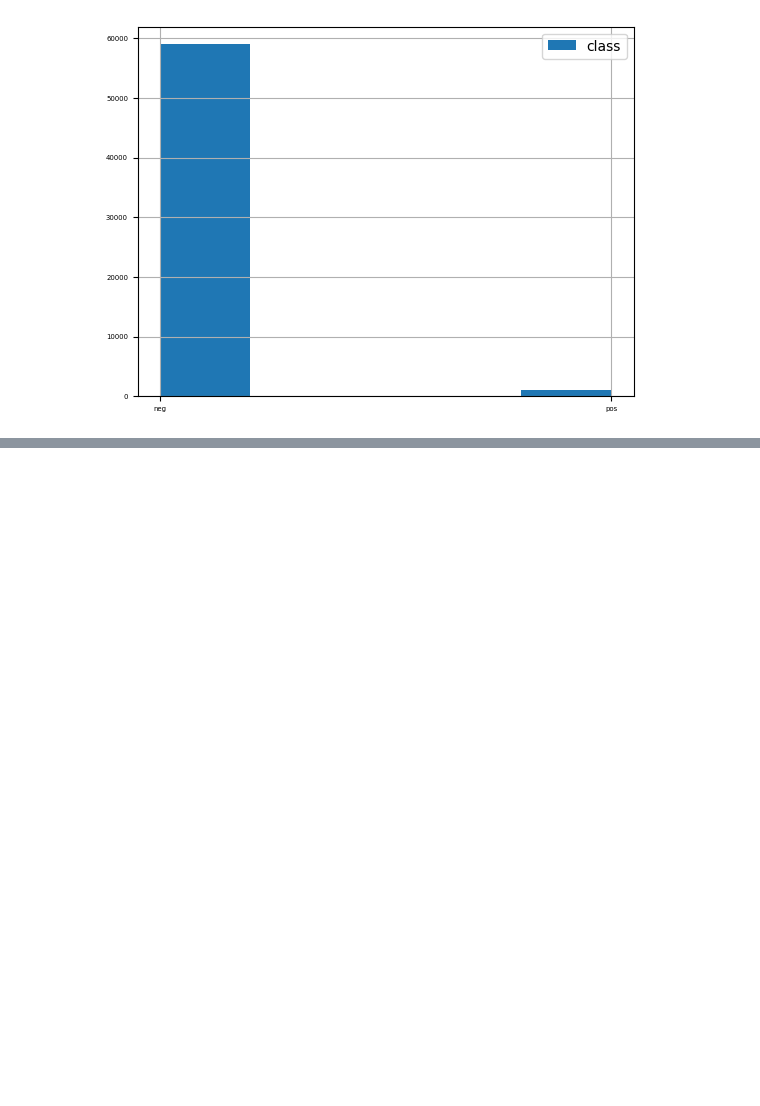
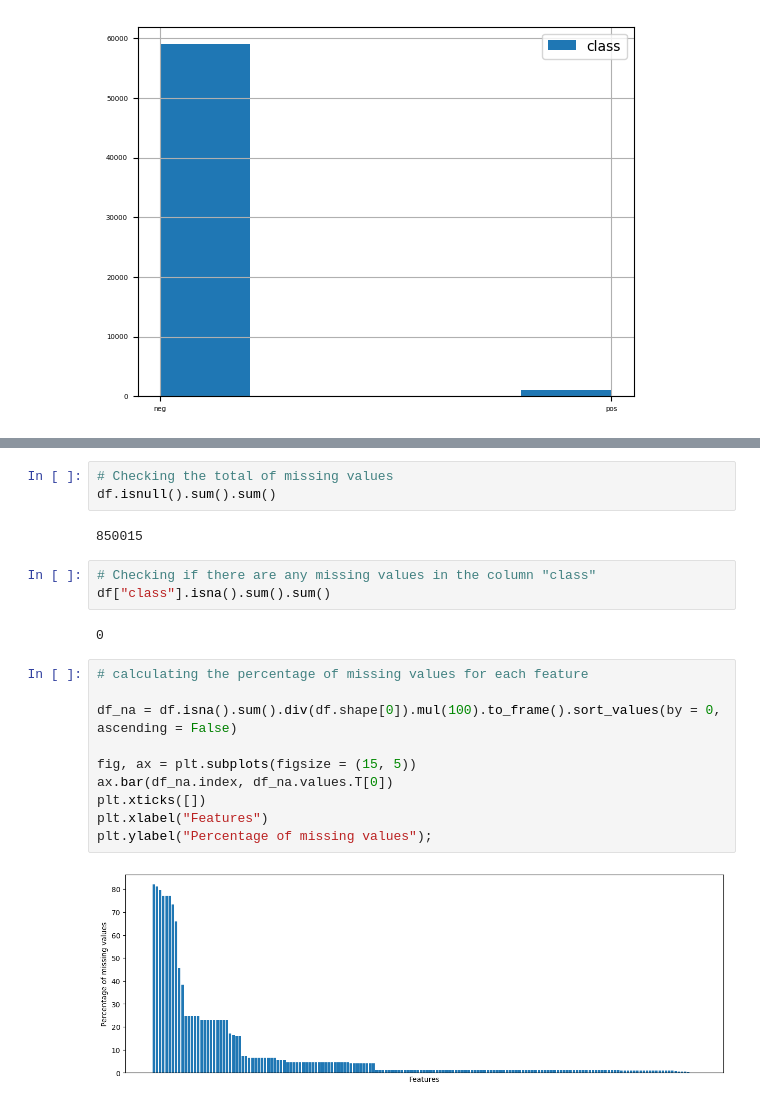
Before and after one commit to AlparslanEfe/DataPrepCA1, a Jupyter notebook: Data_prep_CA1/AlparslanEfeGuler_DPrepHDip_CA1.ipynb, the cells around one changed output, grey strips where cells are left out. Cells and saved outputs as stored; diff of their text form; blank space fills up the shorter version.

Commit message:
Check duplicates & missing value
Checking for duplicates and missing values

```diff
--- a/Data_prep_CA1/AlparslanEfeGuler_DPrepHDip_CA1.ipynb
+++ b/Data_prep_CA1/AlparslanEfeGuler_DPrepHDip_CA1.ipynb
@@ -93,0 +117,22 @@ df["class"].hist( xlabelsize = 5, ylabelsize = 5, legend = "class",bins = 5);
+# %%
+# Checking the total of missing values
+df.isnull().sum().sum()
+# %% [output]
+850015
+# %%
+# Checking if there are any missing values in the column "class"
+df["class"].isna().sum().sum()
+# %% [output]
+0
+# %%
+# calculating the percentage of missing values for each feature
+
+df_na = df.isna().sum().div(df.shape[0]).mul(100).to_frame().sort_values(by = 0, ascending = False)
+
+fig, ax = plt.subplots(figsize = (15, 5))
+ax.bar(df_na.index, df_na.values.T[0])
+plt.xticks([])
+plt.xlabel("Features")
+plt.ylabel("Percentage of missing values");
+# %% [output]
+[figure, added]
```
Also changed, not shown: parts of 3 cells of this notebook.
